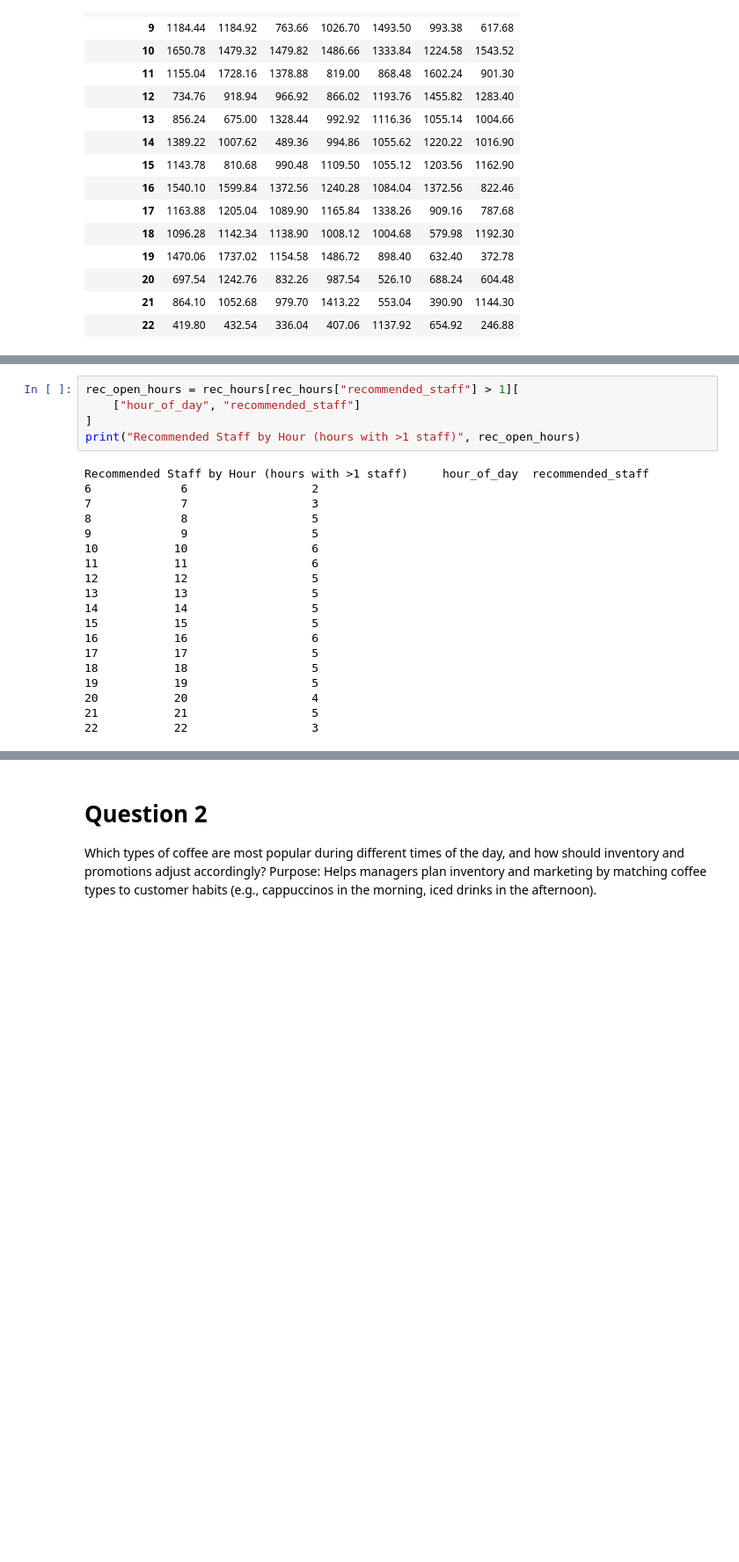
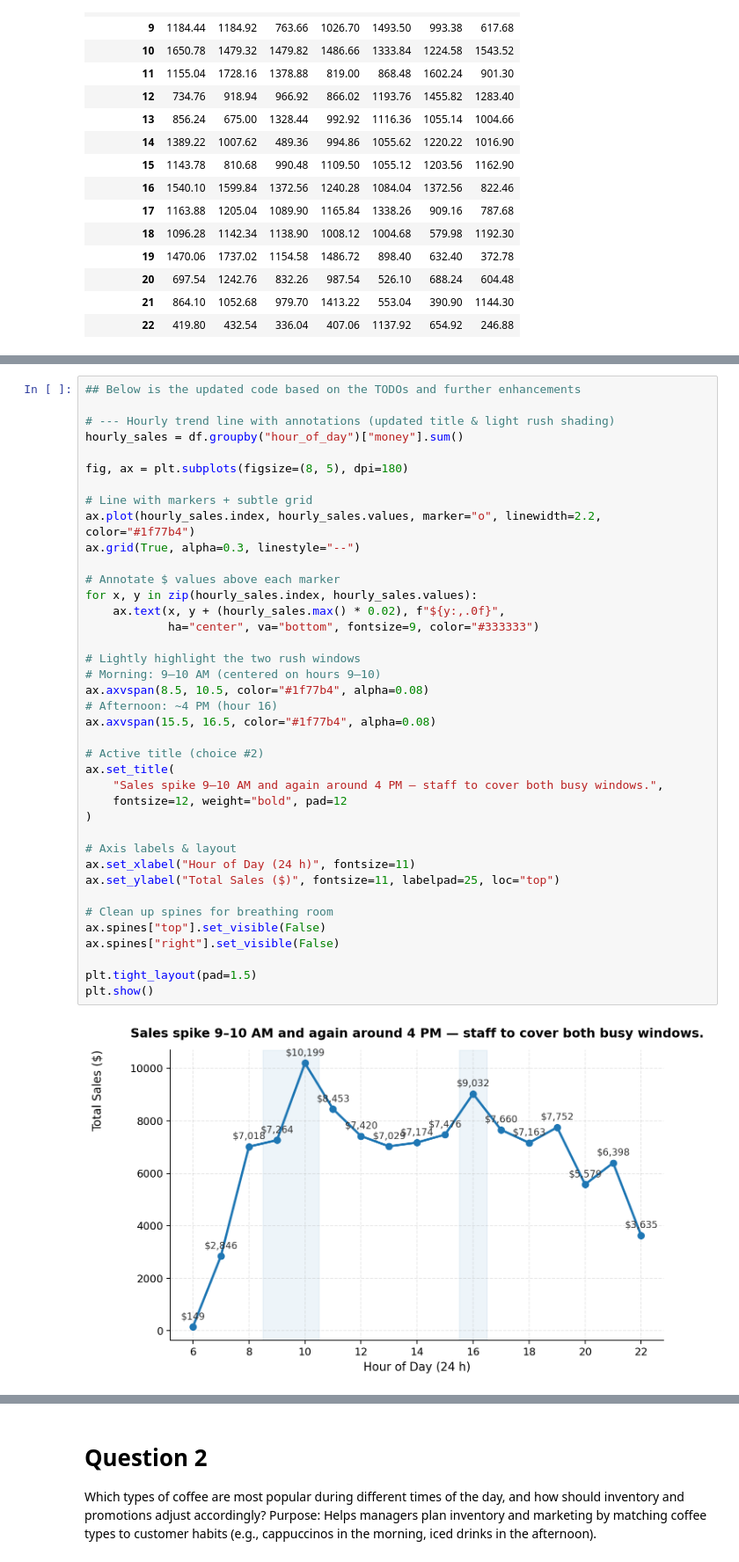
Before and after one commit to visheshgupta19/Memo-Assignment, a Jupyter notebook: memo.ipynb, the cells around one changed output, grey strips where cells are left out. Shown at 88% size. Saved outputs shown, nothing was run; the diff lists cells and outputs as text; blank space fills up the shorter version.

```diff
--- a/memo.ipynb
+++ b/memo.ipynb
@@ -270,24 +166,41 @@ plt.show()
-# %%
-rec_open_hours = rec_hours[rec_hours["recommended_staff"] > 1][
-    ["hour_of_day", "recommended_staff"]
-]
-print("Recommended Staff by Hour (hours with >1 staff)", rec_open_hours)
-# %% [output]
-Recommended Staff by Hour (hours with >1 staff)     hour_of_day  recommended_staff
-6             6                  2
-7             7                  3
-8             8                  5
-9             9                  5
-10           10                  6
-11           11                  6
-12           12                  5
-13           13                  5
-14           14                  5
-15           15                  5
-16           16                  6
-17           17                  5
-18           18                  5
-19           19                  5
-20           20                  4
-21           21                  5
-22           22                  3
+# %%
+## Below is the updated code based on the TODOs and further enhancements
+
+# --- Hourly trend line with annotations (updated title & light rush shading)
+hourly_sales = df.groupby("hour_of_day")["money"].sum()
+
+fig, ax = plt.subplots(figsize=(8, 5), dpi=180)
+
+# Line with markers + subtle grid
+ax.plot(hourly_sales.index, hourly_sales.values, marker="o", linewidth=2.2, color="#1f77b4")
+ax.grid(True, alpha=0.3, linestyle="--")
+
+# Annotate $ values above each marker
+for x, y in zip(hourly_sales.index, hourly_sales.values):
+    ax.text(x, y + (hourly_sales.max() * 0.02), f"${y:,.0f}",
+            ha="center", va="bottom", fontsize=9, color="#333333")
+
+# Lightly highlight the two rush windows
+# Morning: 9–10 AM (centered on hours 9–10)
+ax.axvspan(8.5, 10.5, color="#1f77b4", alpha=0.08)
+# Afternoon: ~4 PM (hour 16)
+ax.axvspan(15.5, 16.5, color="#1f77b4", alpha=0.08)
+
+# Active title (choice #2)
+ax.set_title(
+    "Sales spike 9–10 AM and again around 4 PM — staff to cover both busy windows.",
+    fontsize=12, weight="bold", pad=12
+)
+
+# Axis labels & layout
+ax.set_xlabel("Hour of Day (24 h)", fontsize=11)
+ax.set_ylabel("Total Sales ($)", fontsize=11, labelpad=25, loc="top")
+
+# Clean up spines for breathing room
+ax.spines["top"].set_visible(False)
+ax.spines["right"].set_visible(False)
+
+plt.tight_layout(pad=1.5)
+plt.show()
+# %% [output]
+[figure, added]
```
Also changed, not shown: parts of 10 cells of this notebook.
